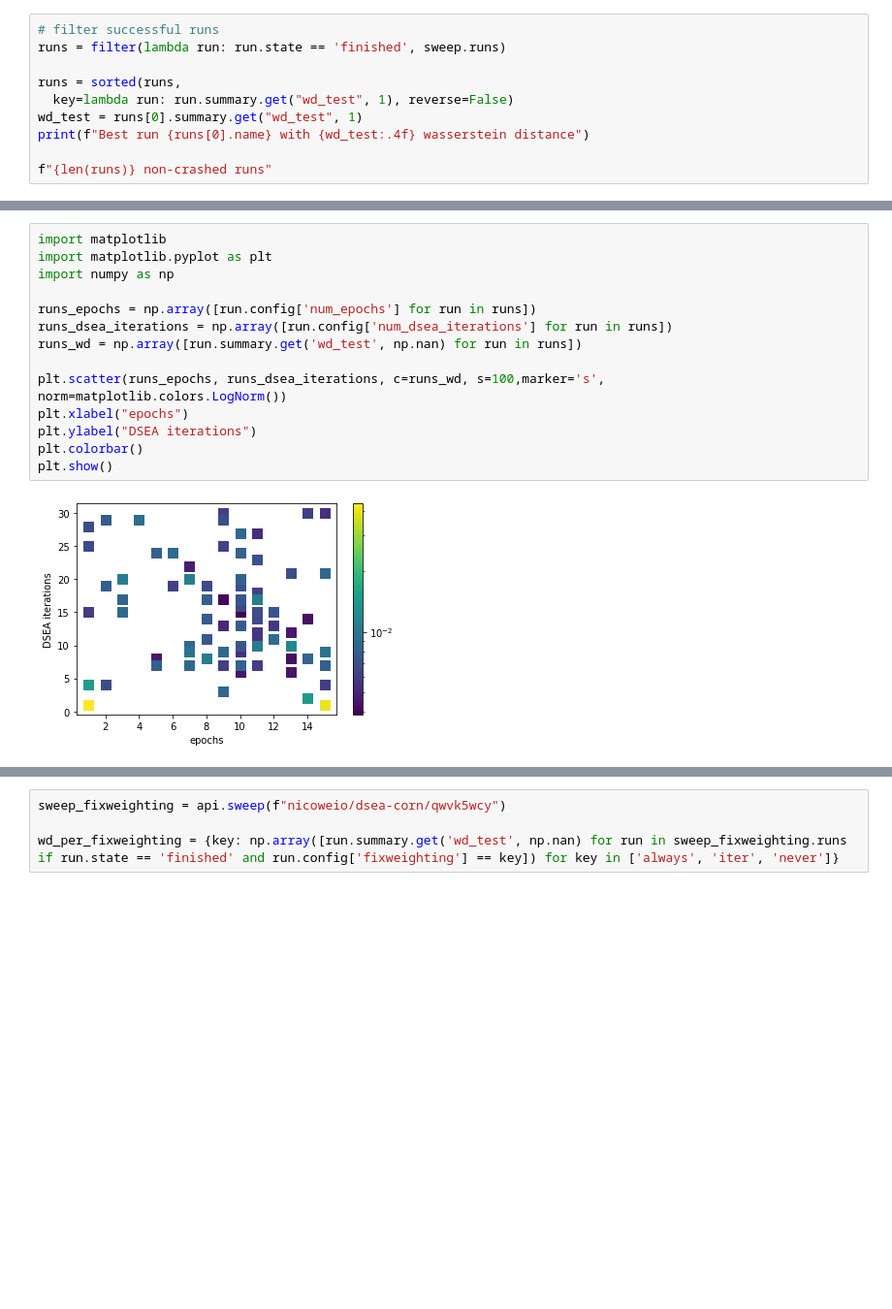
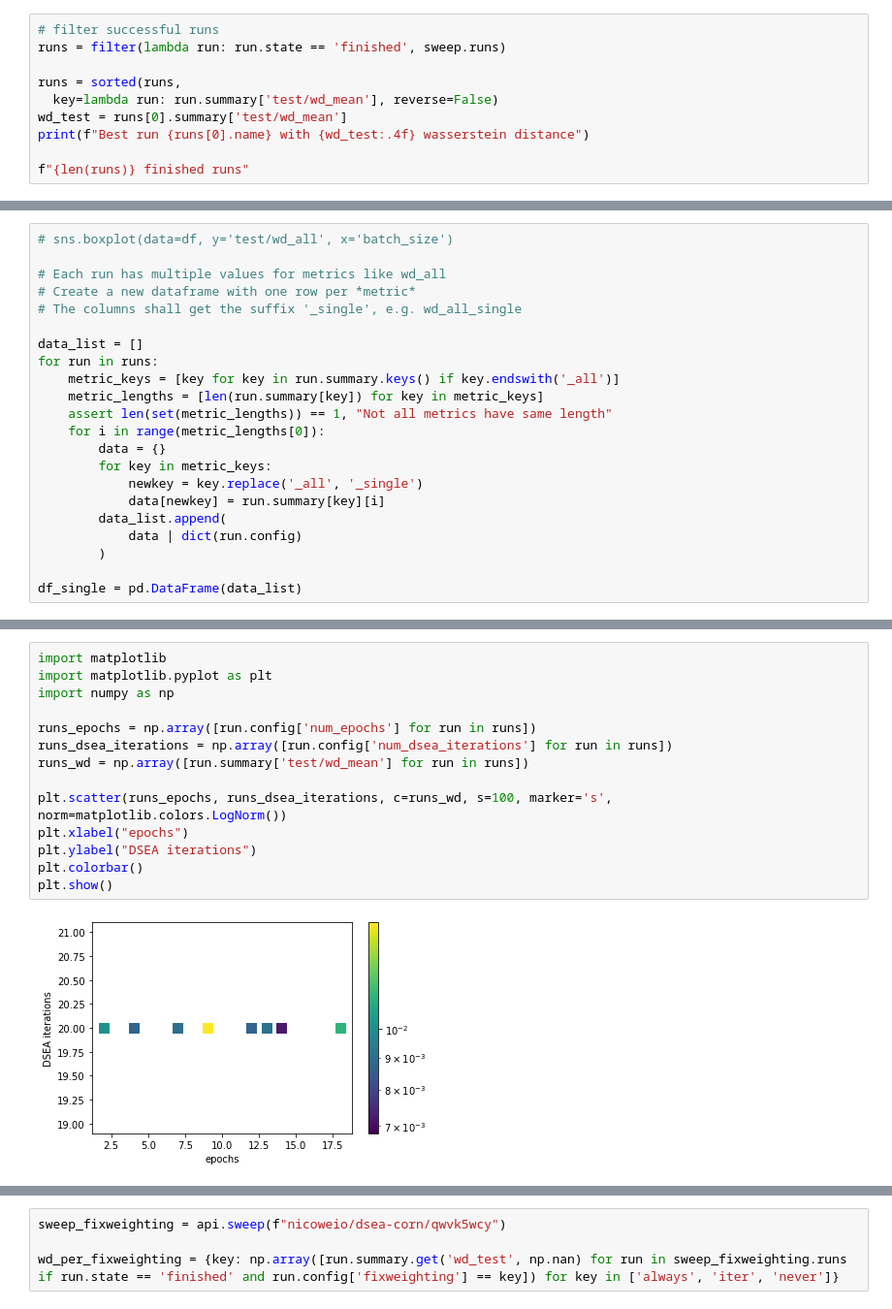
Before and after one commit to NicoWeio/Bachelor-code, a Jupyter notebook: z_evaluate_sweep.ipynb, the cells around one changed output, grey strips where cells are left out. Shown at 97% size. Saved outputs shown, nothing was run; the diff lists cells and outputs as text; blank space fills up the shorter version.

```diff
--- a/z_evaluate_sweep.ipynb
+++ b/z_evaluate_sweep.ipynb
@@ -17,9 +17,9 @@ sweep.runs[50].state
 runs = filter(lambda run: run.state == 'finished', sweep.runs)
 
 runs = sorted(runs,
-  key=lambda run: run.summary.get("wd_test", 1), reverse=False)
-wd_test = runs[0].summary.get("wd_test", 1)
+  key=lambda run: run.summary['test/wd_mean'], reverse=False)
+wd_test = runs[0].summary['test/wd_mean']
 print(f"Best run {runs[0].name} with {wd_test:.4f} wasserstein distance")
 
-f"{len(runs)} non-crashed runs"
+f"{len(runs)} finished runs"
 # %% [output]
@@ -27,0 +40,22 @@ Best run zesty-sweep-35 with 0.0039 wasserstein distance
+# %%
+# sns.boxplot(data=df, y='test/wd_all', x='batch_size')
+
+# Each run has multiple values for metrics like wd_all
+# Create a new dataframe with one row per *metric*
+# The columns shall get the suffix '_single', e.g. wd_all_single
+
+data_list = []
+for run in runs:
+    metric_keys = [key for key in run.summary.keys() if key.endswith('_all')]
+    metric_lengths = [len(run.summary[key]) for key in metric_keys]
+    assert len(set(metric_lengths)) == 1, "Not all metrics have same length"
+    for i in range(metric_lengths[0]):
+        data = {}
+        for key in metric_keys:
+            newkey = key.replace('_all', '_single')
+            data[newkey] = run.summary[key][i]
+        data_list.append(
+            data | dict(run.config)
+        )
+
+df_single = pd.DataFrame(data_list)
@@ -28,19 +98,19 @@ Best run zesty-sweep-35 with 0.0039 wasserstein distance
 # %%
 import matplotlib
 import matplotlib.pyplot as plt
 import numpy as np
 
 runs_epochs = np.array([run.config['num_epochs'] for run in runs])
 runs_dsea_iterations = np.array([run.config['num_dsea_iterations'] for run in runs])
-runs_wd = np.array([run.summary.get('wd_test', np.nan) for run in runs])
+runs_wd = np.array([run.summary['test/wd_mean'] for run in runs])
 
-plt.scatter(runs_epochs, runs_dsea_iterations, c=runs_wd, s=100,marker='s', norm=matplotlib.colors.LogNorm())
+plt.scatter(runs_epochs, runs_dsea_iterations, c=runs_wd, s=100, marker='s', norm=matplotlib.colors.LogNorm())
 plt.xlabel("epochs")
 plt.ylabel("DSEA iterations")
 plt.colorbar()
 plt.show()
 # %% [output]
-[figure, old version]
+[figure, new version]
 # %%
 import seaborn as sns
 
```
Also changed, not shown: parts of 12 cells of this notebook, 1 other file.
